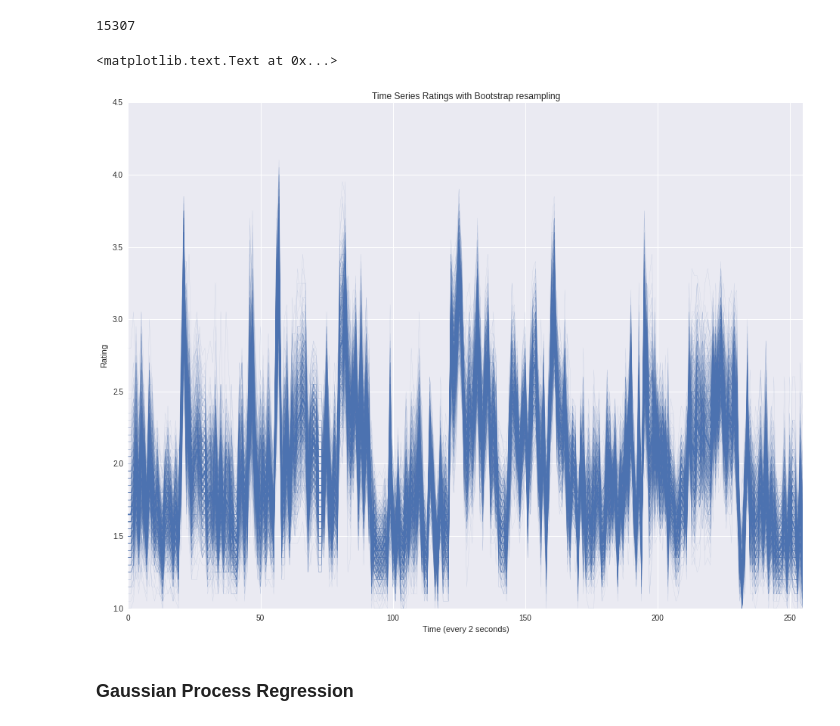
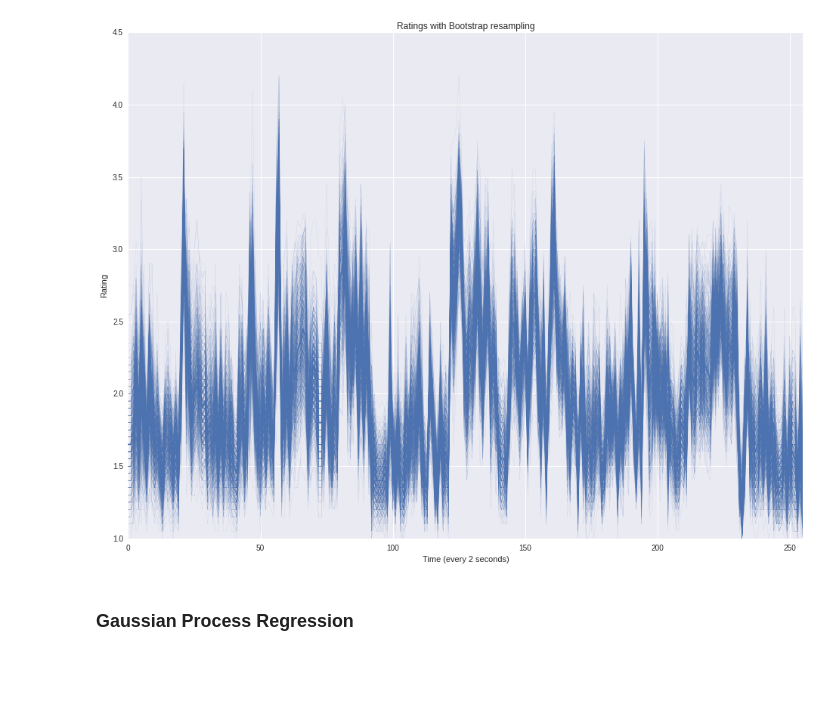
Before and after one commit to mvpduncan/VidSummarAI, a Jupyter notebook: explore/annotations.ipynb, the cells around one changed output. Drawn from its saved outputs; the diff is of its cells as text; code cells hidden in the pictures; blank space fills up the shorter version.

Commit message:
Updating annotations ipynb to use new video class and helper functions

```diff
--- a/explore/annotations.ipynb
+++ b/explore/annotations.ipynb
@@ -6,4 +15,3 @@ import seaborn as sns
 # %%
+video_info_path = "../data/data/ydata-tvsum50-info.tsv"
 anno_path = "../data/data/ydata-tvsum50-anno.tsv"
-
-anno_data = open(anno_path).read()
@@ -51,5 +17,0 @@ def get_samples(to_sample):
-# %%
-single_video_ratings = filter_by_id(data, video_ids[0])
-print len(single_video_ratings[0]['rating'])
-# %% [output]
-15307
@@ -61,11 +18,8 @@ for row in single_video_ratings:
-# %%
-plt.figure(figsize=(16, 12))
-sns.tsplot(samples, err_style="boot_traces", n_boot=500)
-plt.title("Time Series Ratings with Bootstrap resampling")
-plt.xlabel("Time (every 2 seconds)")
-plt.ylabel("Rating")
-# %% [output]
-<matplotlib.text.Text at 0x...>
-[figure, removed]
+# %%
+videos = get_video_objects(video_info_path, anno_path)
+# %%
+videos[0].plot_samples()
+# %% [output]
+[figure, added]
 # %% [markdown]
 ### Gaussian Process Regression
```
Also changed, not shown: parts of 16 cells of this notebook.
